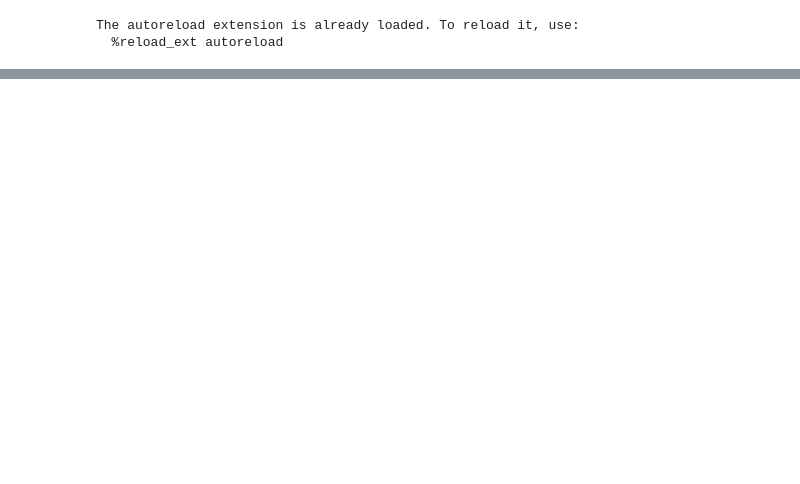
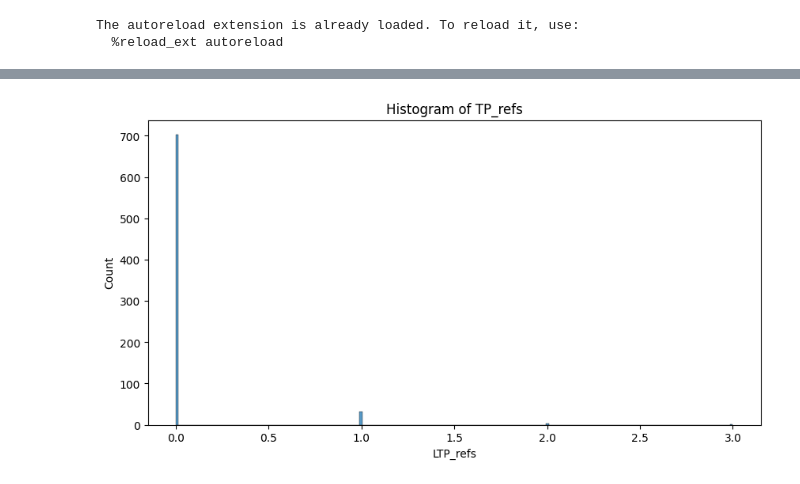
Before and after one commit to kamurani/phosphosite, a Jupyter notebook: phosphosite/dataset/psp/extract.ipynb, the cells around one changed output, grey strips where cells are left out. Drawn from its saved outputs; the diff is of its cells as text; code cells hidden in the pictures; blank space fills up the shorter version.

```diff
--- a/phosphosite/dataset/psp/extract.ipynb
+++ b/phosphosite/dataset/psp/extract.ipynb
@@ -32,0 +65,4 @@ all_proteins = list(df["ACC_ID"].unique())
+# %%
+uid = "P05408"
+# all rows
+big_df[big_df["uniprot_id"] == uid]
@@ -78,0 +168,29 @@ mods2
+# %%
+# psp_mods whose uniprot id is in uniprot_ids
+df = psp_mods[psp_mods["uniprot_id"].isin(uniprot_ids)]
+print(df["mod"].unique())
+# just phosphorylation
+df = df[df["mod"] == "PHOSPHORYLATION"]
+
+# change "id" column to first character of "id" column
+df["id"] = df["id"].apply(lambda x: x[0])
+
+# rename columns using dict
+rename_dict = dict(
+    id = "mod_residue",
+    ref = "total_refs",
+    ltp = "LTP_refs",
+    htp = "HTP_refs",
+    pos = "position",
+    pubmed = "pubmed_ids",
+    mod = "mod_type",
+)
+df = df.rename(columns=rename_dict)
+
+# make mod_type lowercase
+df["mod_type"] = df["mod_type"].apply(lambda x: x.lower())
+
+# Put "pos" after "mod_residue"
+cols = ["uniprot_id", "mod_residue", "position", "LTP_refs", "HTP_refs", "total_refs", "pubmed_ids", "mod_type"]
+df = df[cols]
+df
@@ -78,0 +233,12 @@ mods2
+# %%
+# Plot histogram of number of HTP_refs per uniprot_id
+import matplotlib.pyplot as plt
+import seaborn as sns
+
+# plot histogram of HTP_refs
+plt.figure(figsize=(10, 5))
+sns.histplot(data=df, x="LTP_refs", bins=200)
+plt.title("Histogram of TP_refs")
+plt.show()
+# %% [output]
+[figure, added]
```
Also changed, not shown: parts of 20 cells of this notebook, 14 other files.
